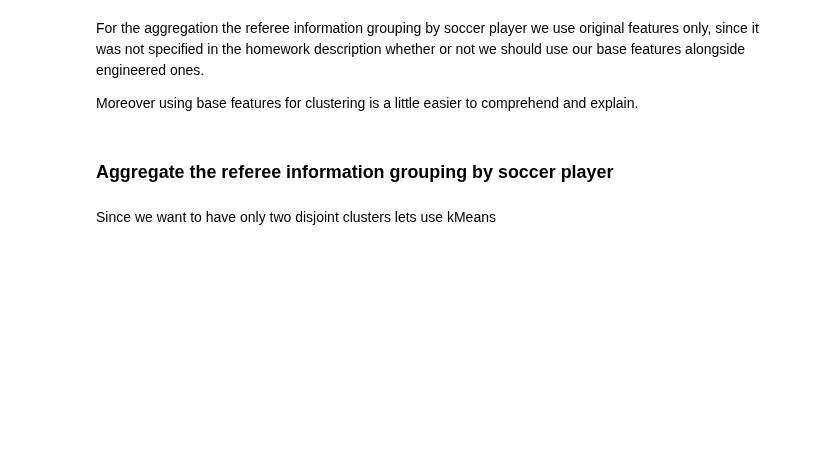
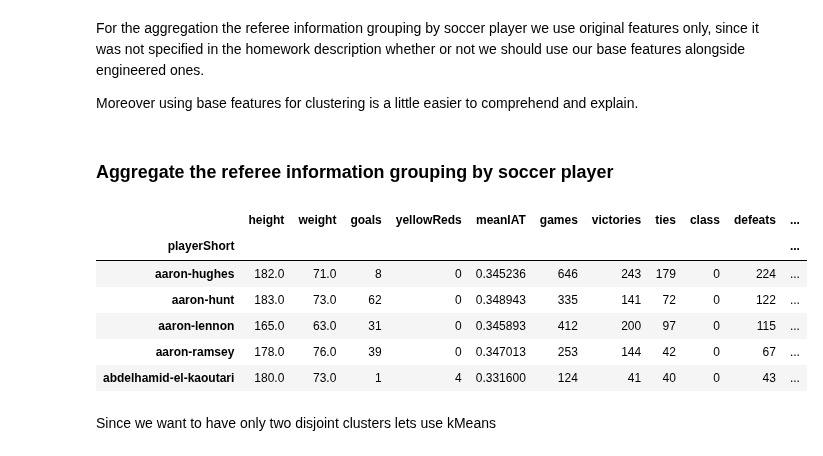
Before and after one commit to PaluchowskiMatthew/ADA-Kepler, a Jupyter notebook: 05 - Applied ML/Applied ML.ipynb, the cells around one changed output. Drawn from its saved outputs; the diff is of its cells as text; code cells hidden in the pictures; blank space fills up the shorter version.

```diff
--- a/05 - Applied ML/Applied ML.ipynb
+++ b/05 - Applied ML/Applied ML.ipynb
@@ -855,26 +600,35 @@ Moreover using base features for clustering is a little easier to comprehend and
 ### Aggregate the referee information grouping by soccer player
 # %%
 #Group by soccer player
-grouped_features = original_features.groupby(['playerShort', 'birthday', 'height', 'weight'])
+has_class2 = original.join(binary_class, how='right')
+grouped_features = has_class2.groupby(['playerShort', 'birthday', 'height', 'weight'])
 grouped_features.first()
 
 #Aggregate referee information
-column_aggfunc_mapping = {'rater_mean': max,'games': sum, 'victories': sum, 'ties': sum, \
+column_aggfunc_mapping = {'class': max,'games': sum, 'victories': sum, 'ties': sum, \
                           'defeats': sum, 'goals': sum, 'yellowCards': sum, 'yellowReds': sum, \
                           'redCards': sum, 'meanIAT': np.mean, 'nIAT': np.mean, 'meanExp': np.mean, \
                           'nExp': np.mean}
 
 aggregated_features = grouped_features.agg( column_aggfunc_mapping ) \
                             .reset_index() \
                             .set_index('playerShort')
 
 #Convert birthday date column to seperate year, month and day columns
 aggregated_features['year'] = aggregated_features['birthday'].dt.year
 aggregated_features['month'] = aggregated_features['birthday'].dt.month
 aggregated_features['day'] = aggregated_features['birthday'].dt.day
 
 aggregated_features = aggregated_features.drop(['birthday'], axis=1)
 aggregated_features.head()
+# %% [output]
+|  | height | weight | goals | yellowReds | meanIAT | games | victories | ties | class | defeats | ... |
+| playerShort |  |  |  |  |  |  |  |  |  |  | ... |
+| aaron-hughes | 182.0 | 71.0 | 8 | 0 | 0.345236 | 646 | 243 | 179 | 0 | 224 | ... |
+| aaron-hunt | 183.0 | 73.0 | 62 | 0 | 0.348943 | 335 | 141 | 72 | 0 | 122 | ... |
+| aaron-lennon | 165.0 | 63.0 | 31 | 0 | 0.345893 | 412 | 200 | 97 | 0 | 115 | ... |
+| aaron-ramsey | 178.0 | 76.0 | 39 | 0 | 0.347013 | 253 | 144 | 42 | 0 | 67 | ... |
+| abdelhamid-el-kaoutari | 180.0 | 73.0 | 1 | 4 | 0.331600 | 124 | 41 | 40 | 0 | 43 | ... |
 # %% [markdown]
 Since we want to have only two disjoint clusters lets use kMeans
 # %%
```
Also changed, not shown: parts of 92 cells of this notebook, 2 other files.
